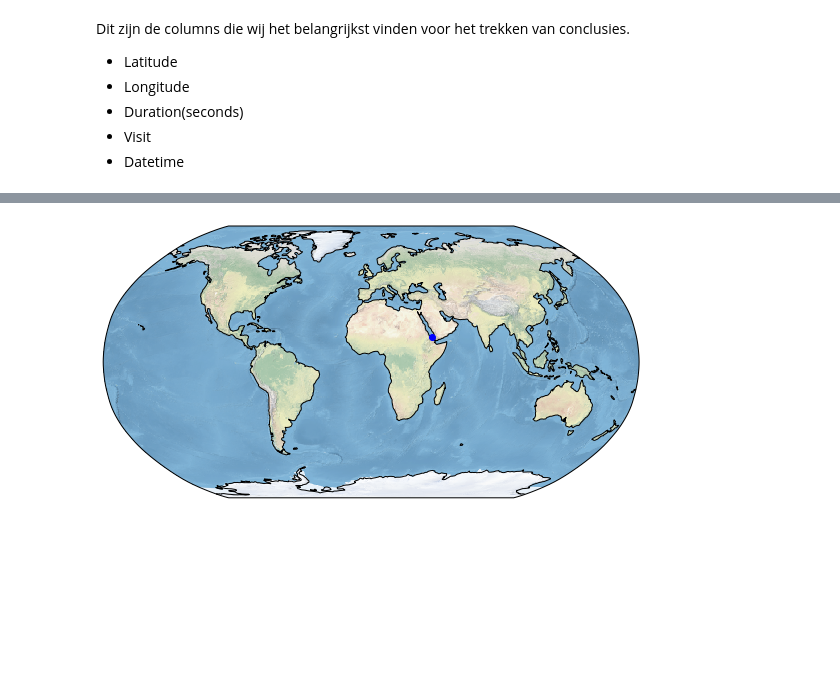
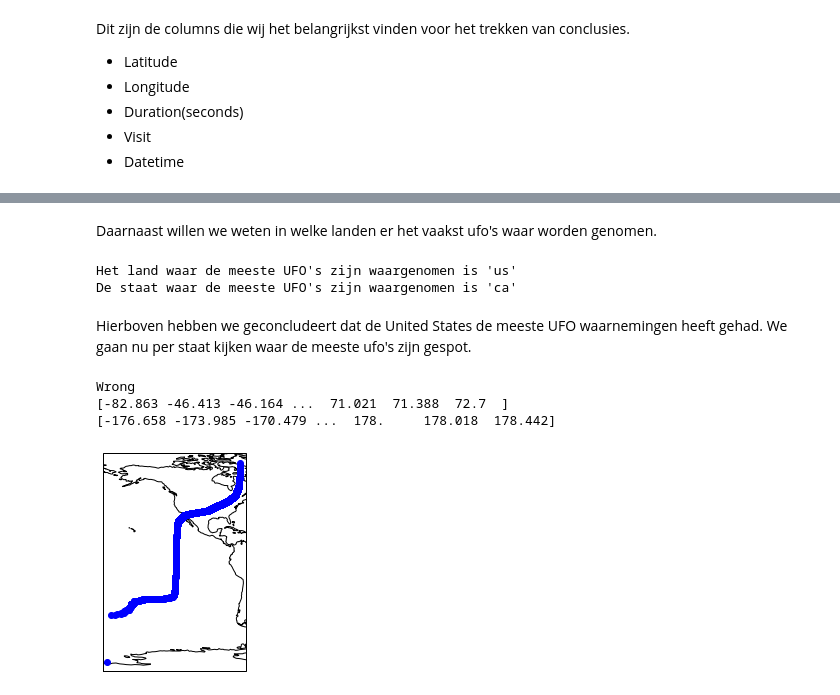
Before and after one commit to Jesse-Pols/datascience-project, a Jupyter notebook: UFO_datascience_notebook.ipynb, the cells around one changed output, grey strips where cells are left out. Cells and saved outputs as stored; diff of their text form; code cells hidden in the pictures; blank space fills up the shorter version.

```diff
--- a/UFO_datascience_notebook.ipynb
+++ b/UFO_datascience_notebook.ipynb
@@ -149,25 +154,50 @@ ufoDataSet.groupby('shape')['visit (seconds)'].mean().plot(kind='bar', legend=Tr
-# %%
-def main():
-    fig = plt.figure(figsize=(10, 5))
-    ax = fig.add_subplot(1, 1, 1, projection=ccrs.Robinson())
-
-    # make the map global rather than have it zoom in to
-    # the extents of any plotted data
-    ax.set_global()
-
-    ax.stock_img()
-    ax.coastlines()
-
-    #ax.plot(-0.08, 51.53, 'o', transform=ccrs.PlateCarree())
-    #ax.plot([-0.08, 132], [51.53, 43.17], transform=ccrs.PlateCarree())
-    #ax.plot([-0.08, 132], [51.53, 43.17], transform=ccrs.Geodetic())
-
-    ax.plot([41], [15], color='blue', marker='o', transform=ccrs.Geodetic())
-
-    plt.show()
-
-
-if __name__ == '__main__':
-    main()
-# %% [output]
-[figure, removed]
+# %% [markdown]
+Daarnaast willen we weten in welke landen er het vaakst ufo's waar worden genomen.
+# %%
+mostUfoSightingsCountry = ufoDataSet['country'].value_counts().idxmax()
+mostUfoSightingsState = ufoDataSet['state'].value_counts().idxmax()
+print("Het land waar de meeste UFO's zijn waargenomen is '{}'".format(mostUfoSightingsCountry))
+print("De staat waar de meeste UFO's zijn waargenomen is '{}'".format(mostUfoSightingsState))
+# %% [output]
+Het land waar de meeste UFO's zijn waargenomen is 'us'
+De staat waar de meeste UFO's zijn waargenomen is 'ca'
+# %% [markdown]
+Hierboven hebben we geconcludeert dat de United States de meeste UFO waarnemingen heeft gehad. We gaan nu per staat kijken waar de meeste ufo's zijn gespot.
+# %%
+ax = plt.axes(projection=ccrs.PlateCarree())
+ax.coastlines()
+
+# Eerst halen we alle latitude & longitude waardes uit de dataset.
+# We zijn alleen geïnteresseerd in de latitudes en longitudes die binnen de United States zijn te vinden.
+latitudes = ufoDataSet["latitude"].to_numpy()
+longitudes = ufoDataSet["longitude"].to_numpy()
+
+intLatitudes = []
+intLongitudes = []
+
+for lat, long in zip(latitudes, longitudes):
+    try:
+        intLatitudes.append(float(lat))
+        intLongitudes.append(float(long))
+    except ValueError:
+        print("Wrong")
+
+intLatitudes = np.around(intLatitudes, decimals=3)
+intLongitudes = np.around(intLongitudes, decimals=3)
+
+intLatitudes = np.unique(intLatitudes)
+intLongitudes = np.unique(intLongitudes)
+
+print(intLatitudes)
+print(intLongitudes)
+
+# Vervolgens loopen we door de latitudes & longitudes, en plaatsen we een stip op elke coordinaten set
+for lat, long in zip(intLatitudes, intLongitudes):
+    plt.plot([long], [lat], color='blue', linewidth=2, marker='o', transform=ccrs.PlateCarree())
+
+plt.show()
+# %% [output]
+Wrong
+[-82.863 -46.413 -46.164 ...  71.021  71.388  72.7  ]
+[-176.658 -173.985 -170.479 ...  178.     178.018  178.442]
+[figure, added]
```
Also changed, not shown: parts of 6 cells of this notebook.
